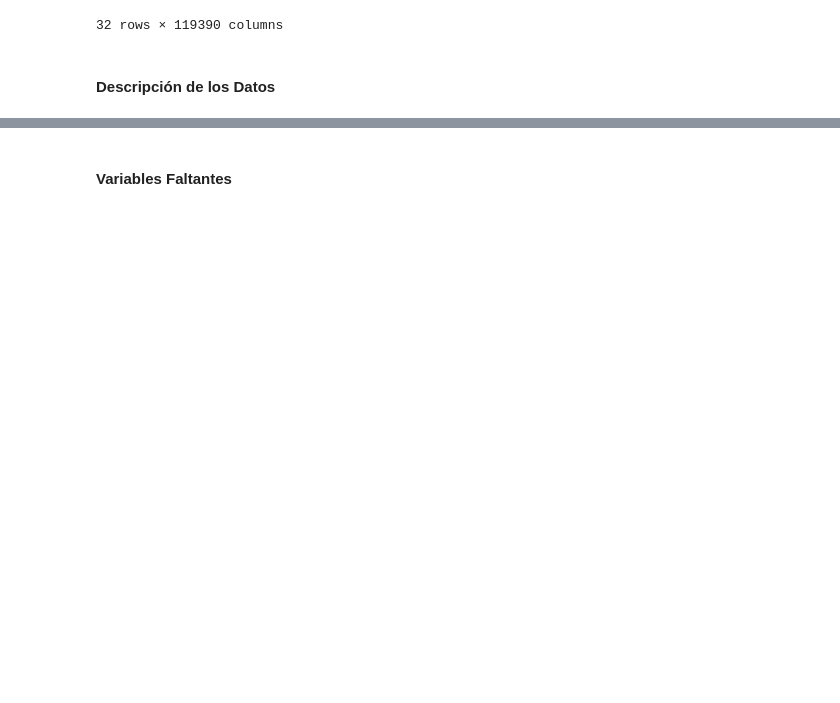
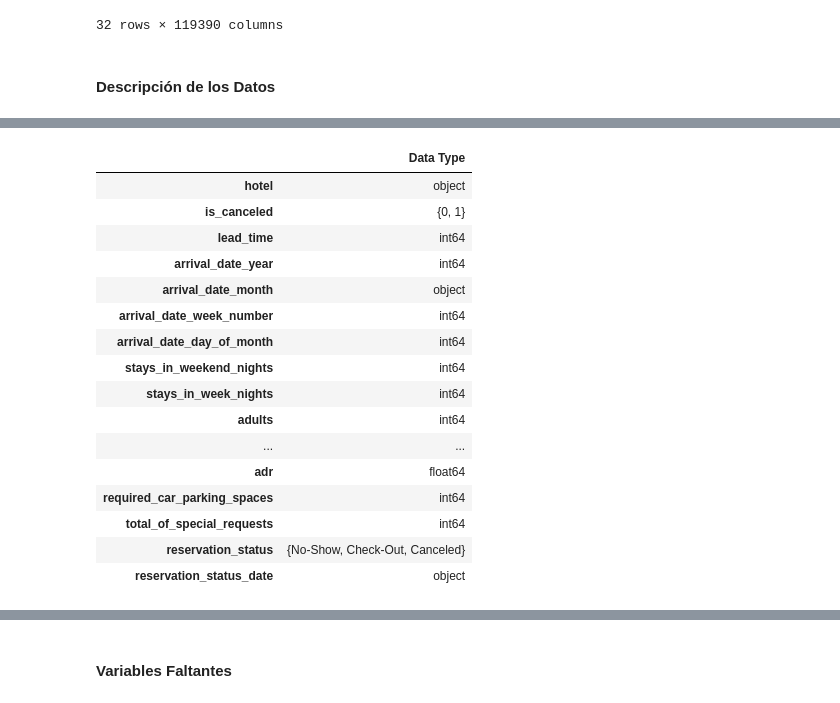
Before and after one commit to Jonathan-R0/TP2-OrganizacionDeDatos, a Jupyter notebook: src/Parte2.ipynb, the cells around one changed output, grey strips where cells are left out. Saved outputs shown, nothing was run; the diff lists cells and outputs as text; code cells hidden in the pictures; blank space fills up the shorter version.

```diff
--- a/src/Parte2.ipynb
+++ b/src/Parte2.ipynb
@@ -70,0 +96,11 @@ bookings.T
+# %%
+invalid_values = {'', 'nan'}
+discrete_features_list = ['is_canceled', 'meal', 'market_segment', 'distribution_channel',
+                          'is_repeated_guest', 'reserved_room_type', 'assigned_room_type',
+                          'deposit_type', 'customer_type', 'reservation_status']
+discrete_features = dict()
+
+for f in discrete_features_list:
+    discrete_features[f] = {i for i in set(bookings[f].unique()) if i not in invalid_values}
+
+discrete_features
@@ -71,3 +129,26 @@ bookings.T
+# %%
+for f in discrete_features_list:
+    types.at[f, 'Data Type'] = discrete_features[f]
+
+types
+# %% [output]
+|  | Data Type |
+| hotel | object |
+| is_canceled | {0, 1} |
+| lead_time | int64 |
+| arrival_date_year | int64 |
+| arrival_date_month | object |
+| arrival_date_week_number | int64 |
+| arrival_date_day_of_month | int64 |
+| stays_in_weekend_nights | int64 |
+| stays_in_week_nights | int64 |
+| adults | int64 |
+| ... | ... |
+| adr | float64 |
+| required_car_parking_spaces | int64 |
+| total_of_special_requests | int64 |
+| reservation_status | {No-Show, Check-Out, Canceled} |
+| reservation_status_date | object |
 # %% [markdown]
 A continuación indicamos que representa cada columna del dataframe:
 
```
Also changed, not shown: parts of 10 cells of this notebook, 1 other file.
